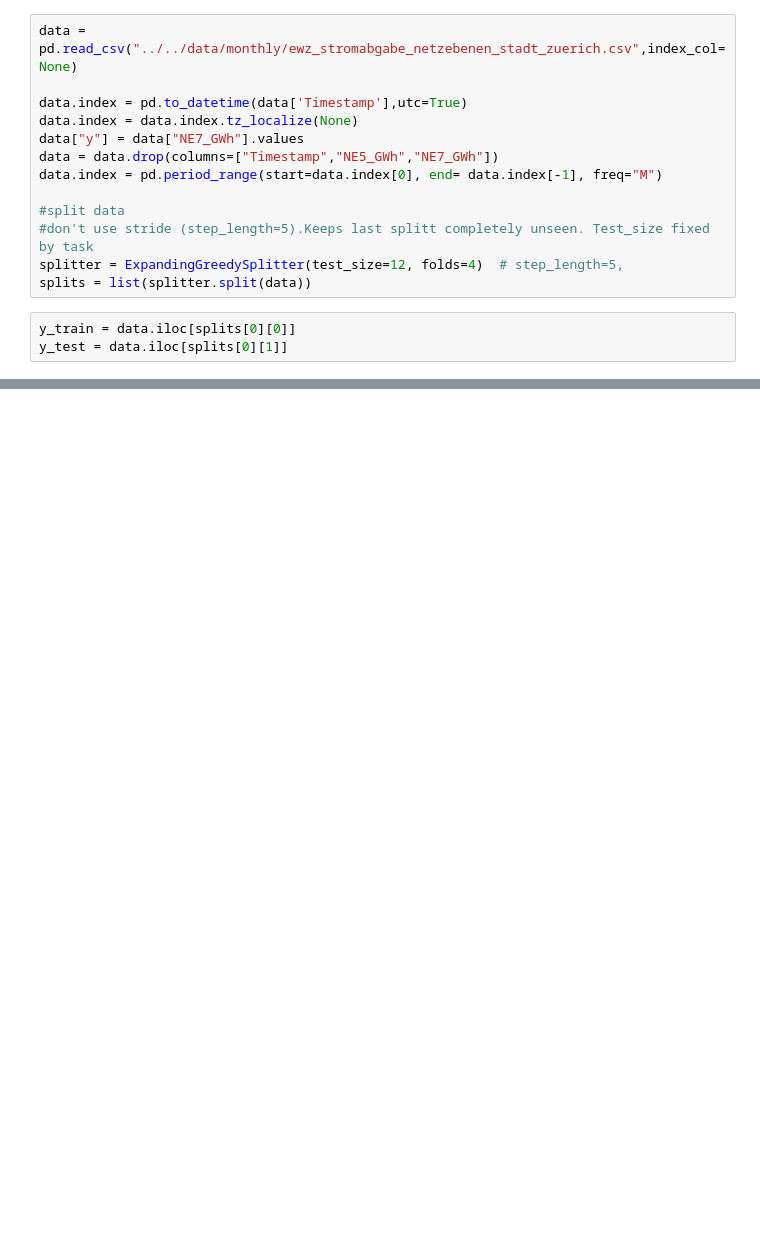
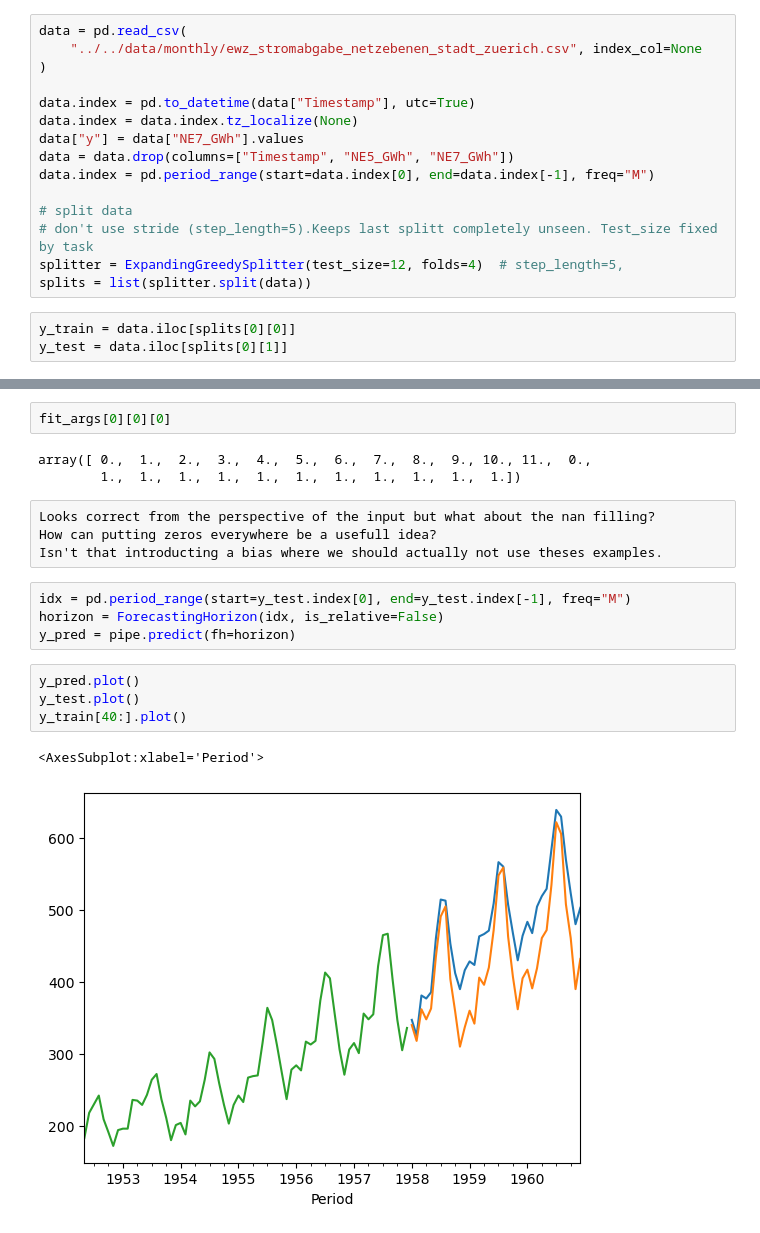
Before and after one commit to sbuse/ts_forecasting, a Jupyter notebook: mittelfristlastprognose/scripts_monthly/local_models/graphical pipeline sktime.ipynb, the cells around one changed output, grey strips where cells are left out. Cells and saved outputs as stored; diff of their text form; blank space fills up the shorter version.

```diff
--- a/mittelfristlastprognose/scripts_monthly/local_models/graphical pipeline sktime.ipynb
+++ b/mittelfristlastprognose/scripts_monthly/local_models/graphical pipeline sktime.ipynb
@@ -35,16 +39,18 @@ from sktime.transformations.series.difference import Differencer
 
 import warnings
 # %%
-data = pd.read_csv("../../data/monthly/ewz_stromabgabe_netzebenen_stadt_zuerich.csv",index_col=None)
+data = pd.read_csv(
+    "../../data/monthly/ewz_stromabgabe_netzebenen_stadt_zuerich.csv", index_col=None
+)
 
-data.index = pd.to_datetime(data['Timestamp'],utc=True)
+data.index = pd.to_datetime(data["Timestamp"], utc=True)
 data.index = data.index.tz_localize(None)
 data["y"] = data["NE7_GWh"].values
-data = data.drop(columns=["Timestamp","NE5_GWh","NE7_GWh"])
-data.index = pd.period_range(start=data.index[0], end= data.index[-1], freq="M")
+data = data.drop(columns=["Timestamp", "NE5_GWh", "NE7_GWh"])
+data.index = pd.period_range(start=data.index[0], end=data.index[-1], freq="M")
 
-#split data
-#don't use stride (step_length=5).Keeps last splitt completely unseen. Test_size fixed by task
+# split data
+# don't use stride (step_length=5).Keeps last splitt completely unseen. Test_size fixed by task
 splitter = ExpandingGreedySplitter(test_size=12, folds=4)  # step_length=5,
 splits = list(splitter.split(data))
 # %%
@@ -104,0 +131,20 @@ This is the newest local version
+# %%
+fit_args[0][0][0]
+# %% [output]
+array([ 0.,  1.,  2.,  3.,  4.,  5.,  6.,  7.,  8.,  9., 10., 11.,  0.,
+        1.,  1.,  1.,  1.,  1.,  1.,  1.,  1.,  1.,  1.,  1.])
+# %% [raw]
+Looks correct from the perspective of the input but what about the nan filling?
+How can putting zeros everywhere be a usefull idea?
+Isn't that introducting a bias where we should actually not use theses examples.
+# %%
+idx = pd.period_range(start=y_test.index[0], end=y_test.index[-1], freq="M")
+horizon = ForecastingHorizon(idx, is_relative=False)
+y_pred = pipe.predict(fh=horizon)
+# %%
+y_pred.plot()
+y_test.plot()
+y_train[40:].plot()
+# %% [output]
+<AxesSubplot:xlabel='Period'>
+[figure, added]
```
Also changed, not shown: parts of 5 cells of this notebook.
